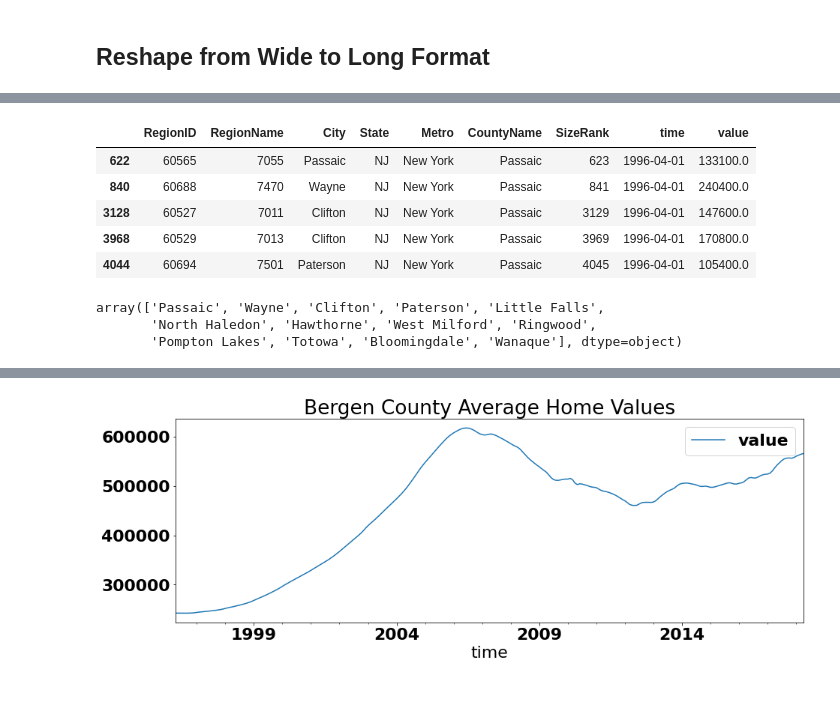
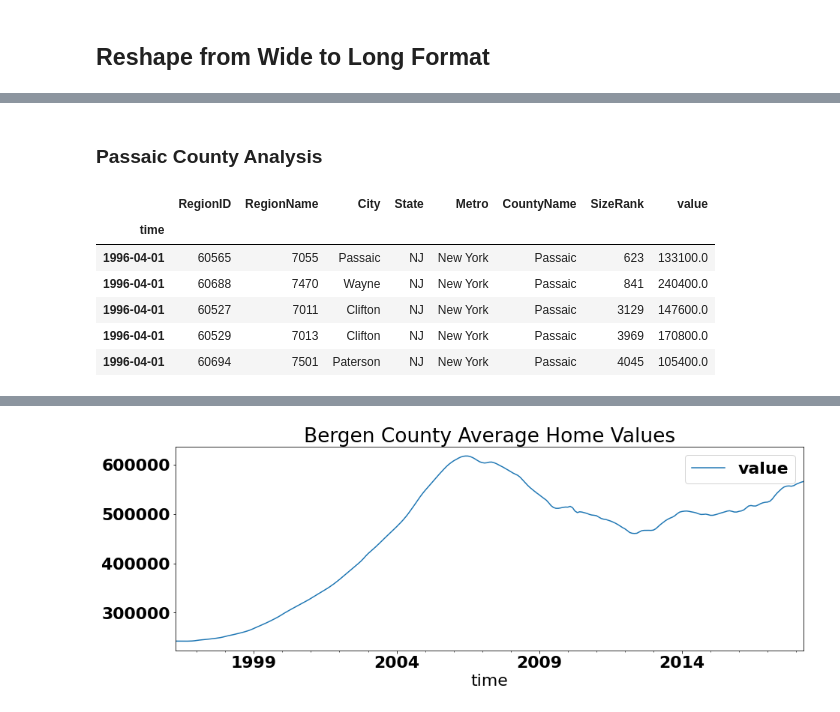
Before and after one commit to jmg0144/Zillow-Time-Series-Analysis, a Jupyter notebook: zillow-time-series-analysis.ipynb, the cells around one changed output, grey strips where cells are left out. Cells and saved outputs as stored; diff of their text form; code cells hidden in the pictures.

```diff
--- a/zillow-time-series-analysis.ipynb
+++ b/zillow-time-series-analysis.ipynb
@@ -99,3 +113,4 @@ melted_df
 # %%
 #Select NJ data for analysis
-melted_df[melted_df['State'] == 'NJ']
+nj_df = melted_df[melted_df['State'] == 'NJ']
+nj_df.set_index('time', inplace=True)
@@ -115,0 +135,5 @@ melted_df[melted_df['State'] == 'NJ']
+# %%
+#Change columns from int64 to string
+nj_df['RegionID'] = nj_df['RegionID'].astype(str)
+nj_df['RegionName'] = nj_df['RegionName'].astype(str)
+nj_df['SizeRank'] = nj_df['SizeRank'].astype(str)
@@ -148,17 +420,14 @@ bergen_df.head()
+# %% [markdown]
+### Passaic County Analysis
 # %%
 #Create Passaic County dataframe
-passaic_df = melted_df[(melted_df['State'] == 'NJ') & (melted_df['CountyName'] == 'Passaic')]
+passaic_df = nj_df[(nj_df['CountyName'] == 'Passaic')]
 passaic_df.head()
 # %% [output]
-|  | RegionID | RegionName | City | State | Metro | CountyName | SizeRank | time | value |
-| 622 | 60565 | 7055 | Passaic | NJ | New York | Passaic | 623 | 1996-04-01 | 133100.0 |
-| 840 | 60688 | 7470 | Wayne | NJ | New York | Passaic | 841 | 1996-04-01 | 240400.0 |
-| 3128 | 60527 | 7011 | Clifton | NJ | New York | Passaic | 3129 | 1996-04-01 | 147600.0 |
-| 3968 | 60529 | 7013 | Clifton | NJ | New York | Passaic | 3969 | 1996-04-01 | 170800.0 |
-| 4044 | 60694 | 7501 | Paterson | NJ | New York | Passaic | 4045 | 1996-04-01 | 105400.0 |
+|  | RegionID | RegionName | City | State | Metro | CountyName | SizeRank | value |
+| time |  |  |  |  |  |  |  |  |
+| 1996-04-01 | 60565 | 7055 | Passaic | NJ | New York | Passaic | 623 | 133100.0 |
+| 1996-04-01 | 60688 | 7470 | Wayne | NJ | New York | Passaic | 841 | 240400.0 |
+| 1996-04-01 | 60527 | 7011 | Clifton | NJ | New York | Passaic | 3129 | 147600.0 |
+| 1996-04-01 | 60529 | 7013 | Clifton | NJ | New York | Passaic | 3969 | 170800.0 |
+| 1996-04-01 | 60694 | 7501 | Paterson | NJ | New York | Passaic | 4045 | 105400.0 |
-# %%
-passaic_df.City.unique()
-# %% [output]
-array(['Passaic', 'Wayne', 'Clifton', 'Paterson', 'Little Falls',
-       'North Haledon', 'Hawthorne', 'West Milford', 'Ringwood',
-       'Pompton Lakes', 'Totowa', 'Bloomingdale', 'Wanaque'], dtype=object)
```
Also changed, not shown: parts of 83 cells of this notebook.
